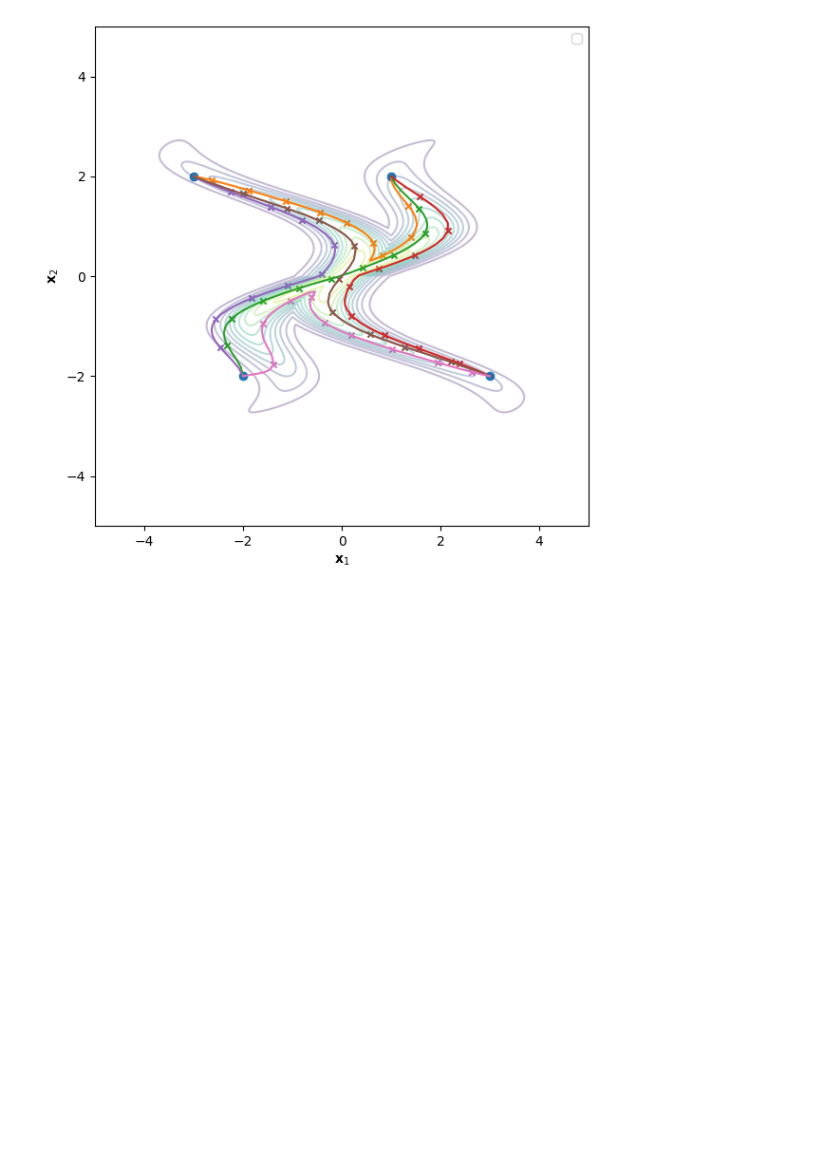
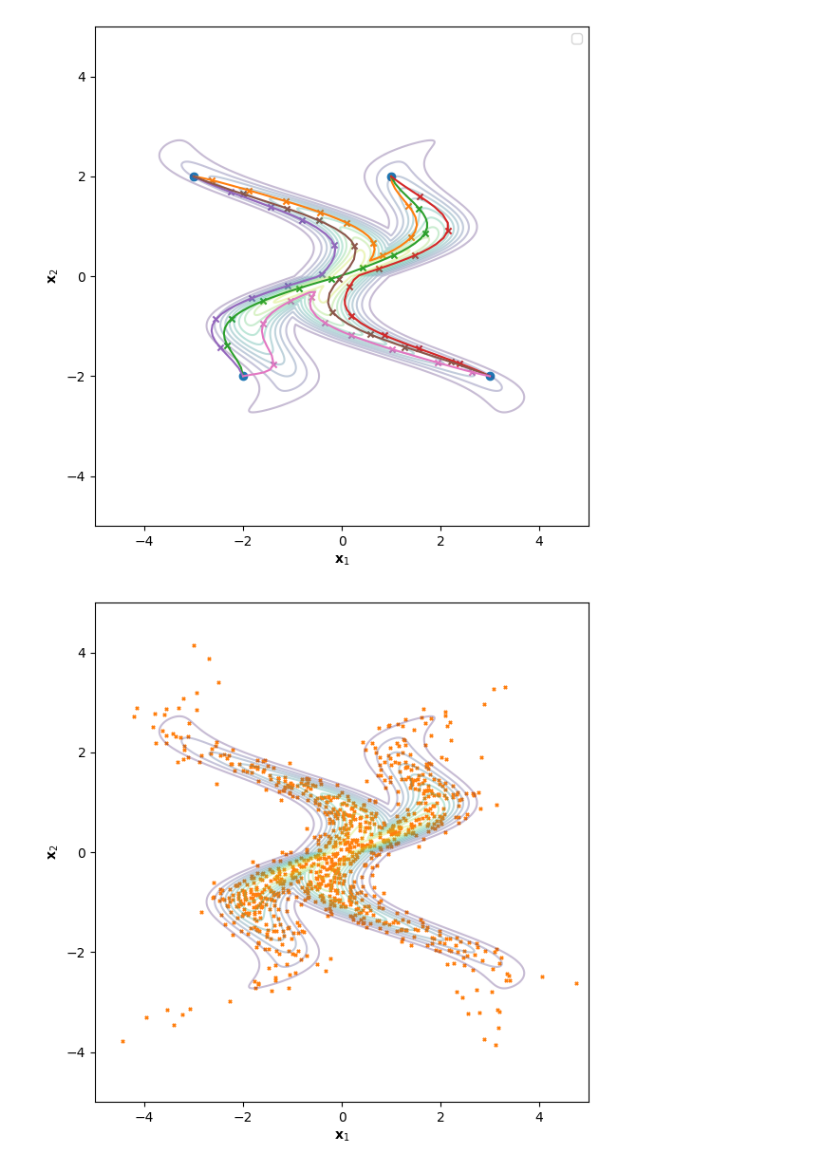
Before and after one commit to wdiepeveen/Riemannian-Archetypal-Analysis, a Jupyter notebook: river_cross_starflow.ipynb, the cells around one changed output. Cells and saved outputs as stored; diff of their text form; code cells hidden in the pictures; blank space fills up the shorter version.

```diff
--- a/river_cross_starflow.ipynb
+++ b/river_cross_starflow.ipynb
@@ -163,3 +167,19 @@ plt.show()
 [figure]
 [figure]
 [figure]
+# %%
+data = star_flow.sample(1000)
+
+# plot samples
+plt.figure(figsize=(6, 6))
+plt.contour(X.numpy(), Y.numpy(), log_probs_multi.numpy(), levels=10, cmap='viridis', alpha=0.3)
+plt.scatter(data[:, 0].numpy(), data[:, 1].numpy(), color=plt.cm.tab10(1), marker='x', s=5)
+plt.xlabel(r'$\mathbf{x}_1$')
+plt.ylabel(r'$\mathbf{x}_2$')
+plt.xlim(-5, 5)
+plt.ylim(-5, 5)
+plt.tight_layout()
+plt.savefig(os.path.join(results_folder, "samples_starflow.png"))
+plt.show()
+# %% [output]
+[figure, added]
```
Also changed, not shown: parts of 5 cells of this notebook, 17 other files.
